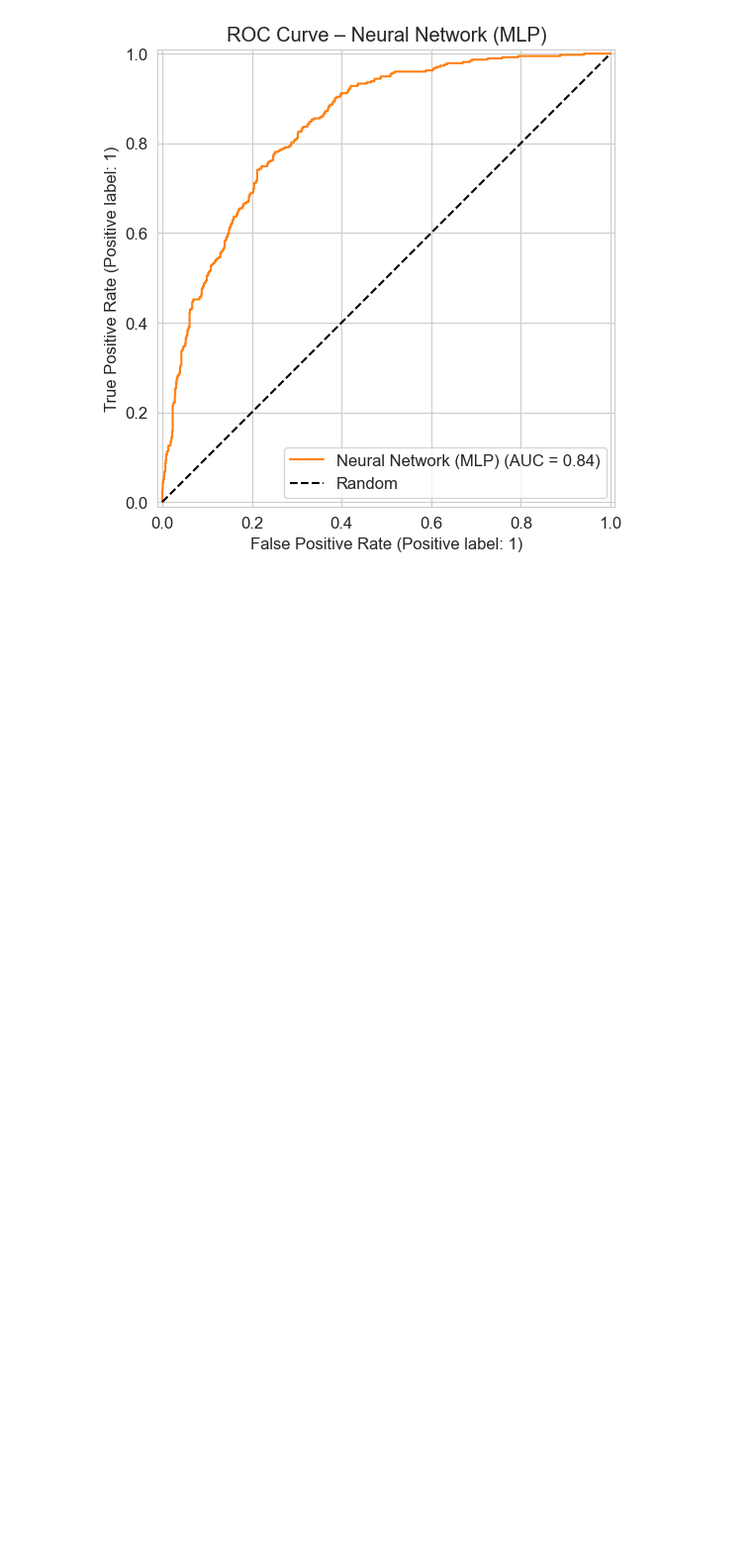
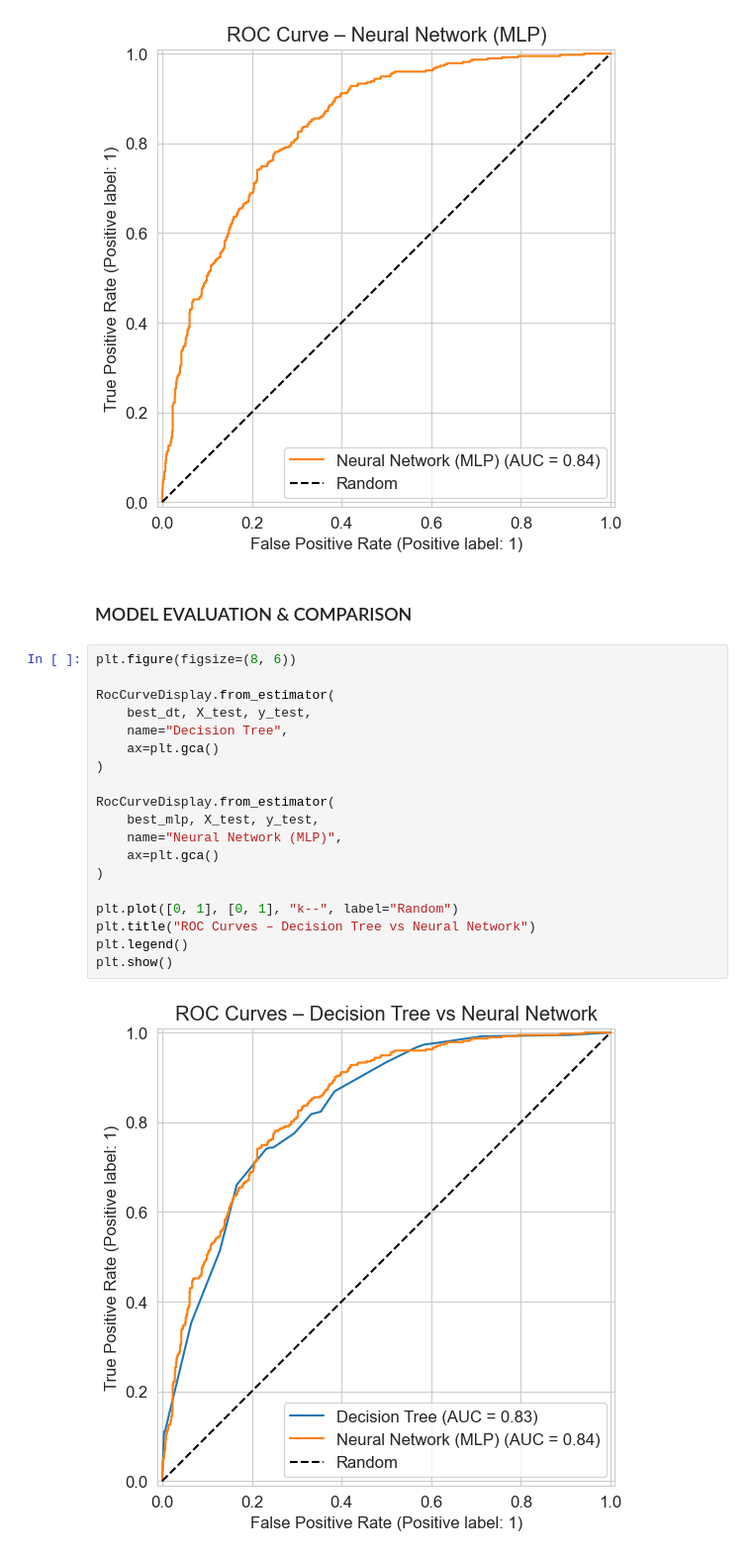
Before and after one commit to Pudamya/CM2604_ML_CW_2425595, a Jupyter notebook: Neural_Network_&_Decision_Tree.ipynb, the cells around one changed output. Shown: that part at 99% size. Saved outputs shown, nothing was run; the diff lists cells and outputs as text; blank space fills up the shorter version.

Commit message:
Model evaluation and comparison

```diff
--- a/Neural_Network_&_Decision_Tree.ipynb
+++ b/Neural_Network_&_Decision_Tree.ipynb
@@ -332,3 +332,26 @@ plt.show()
 # %% [output]
 <Figure size 700x500 with 0 Axes>
 [figure]
+# %% [markdown]
+### MODEL EVALUATION & COMPARISON
+# %%
+plt.figure(figsize=(8, 6))
+
+RocCurveDisplay.from_estimator(
+    best_dt, X_test, y_test,
+    name="Decision Tree",
+    ax=plt.gca()
+)
+
+RocCurveDisplay.from_estimator(
+    best_mlp, X_test, y_test,
+    name="Neural Network (MLP)",
+    ax=plt.gca()
+)
+
+plt.plot([0, 1], [0, 1], "k--", label="Random")
+plt.title("ROC Curves – Decision Tree vs Neural Network")
+plt.legend()
+plt.show()
+# %% [output]
+[figure, added]
```
Also changed, not shown: parts of 2 cells of this notebook.
